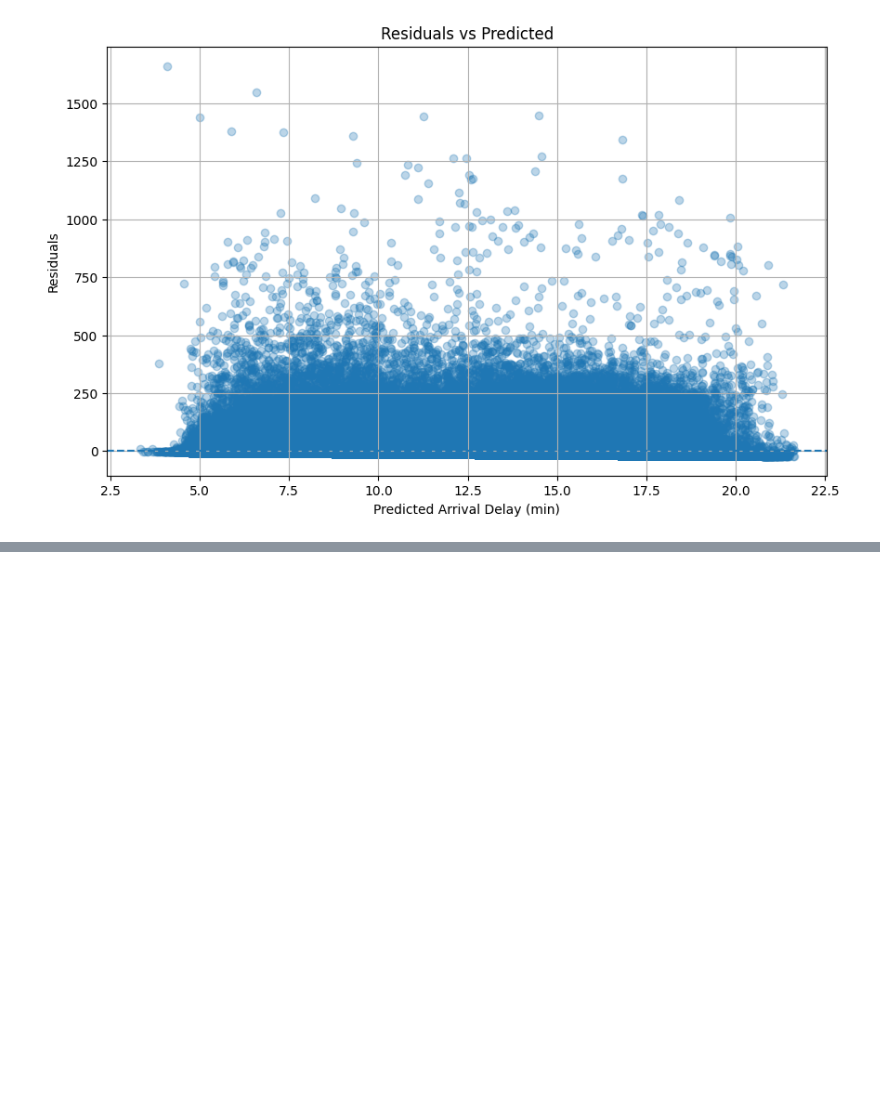
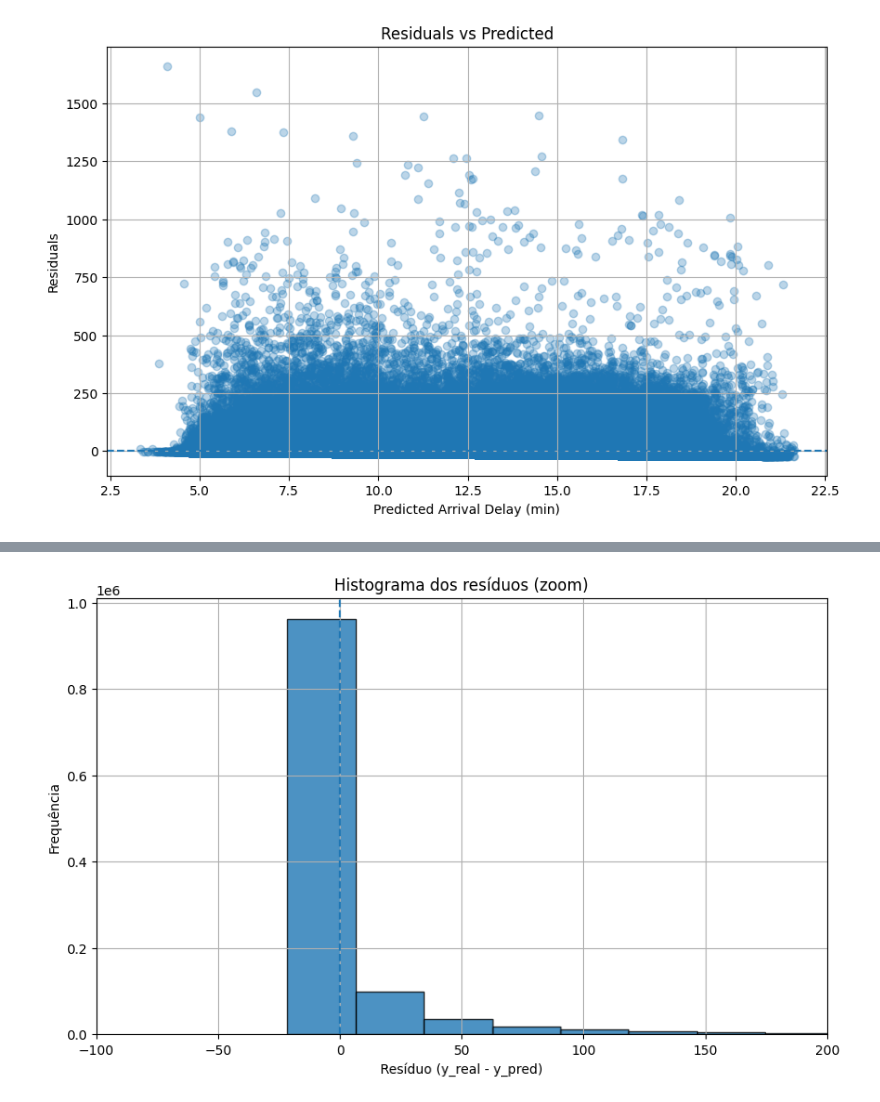
Before and after one commit to GuilhermeDellatin/fiap-machine-learning-tech-challenge-3, a Jupyter notebook: flight-regression.ipynb, the cells around one changed output, grey strips where cells are left out. Saved outputs shown, nothing was run; the diff lists cells and outputs as text; code cells hidden in the pictures; blank space fills up the shorter version.

```diff
--- a/flight-regression.ipynb
+++ b/flight-regression.ipynb
@@ -214,0 +227,12 @@ plt.show()
+# %%
+plt.figure(figsize=(10,6))
+plt.hist(residuals, bins=60, edgecolor="black", alpha=0.8)
+plt.axvline(0, linestyle="--")
+plt.xlim(-100, 200)  # zoom onde está a maioria
+plt.title("Histograma dos resíduos (zoom)")
+plt.xlabel("Resíduo (y_real - y_pred)")
+plt.ylabel("Frequência")
+plt.grid(True)
+plt.show()
+# %% [output]
+[figure, added]
```
Also changed, not shown: parts of 7 cells of this notebook.
